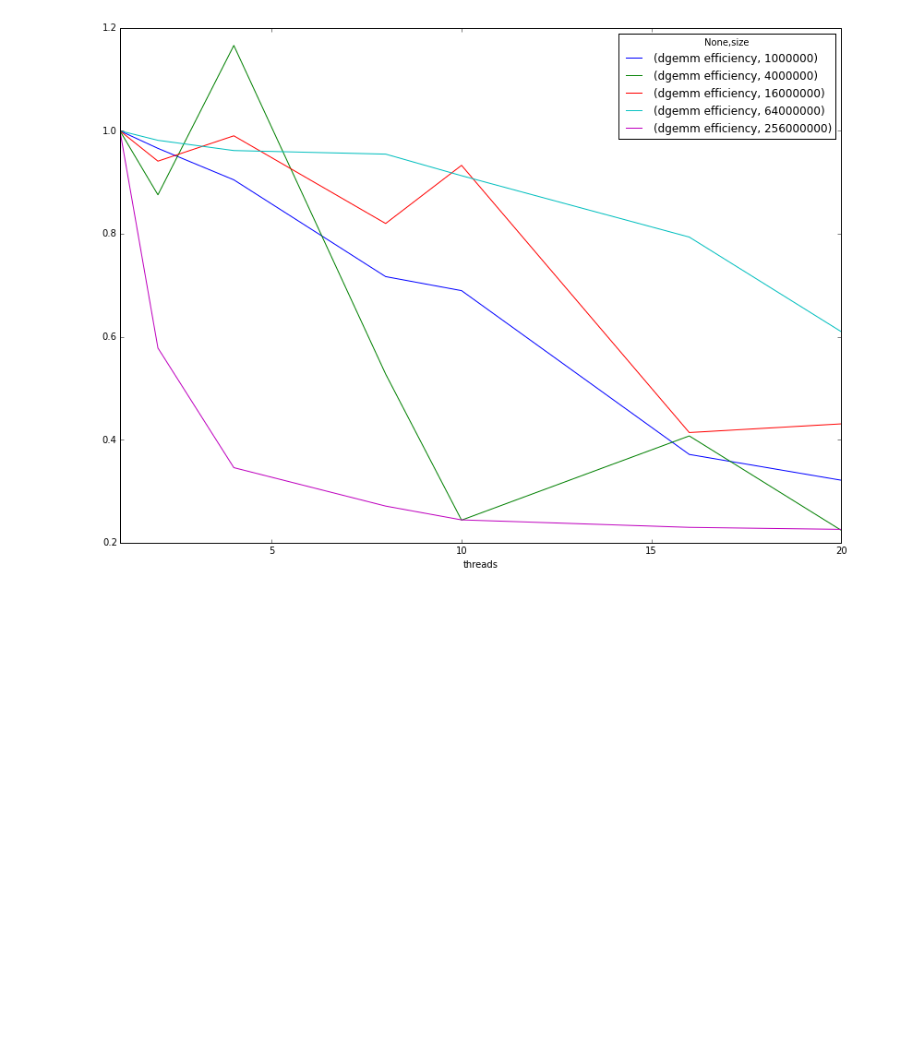
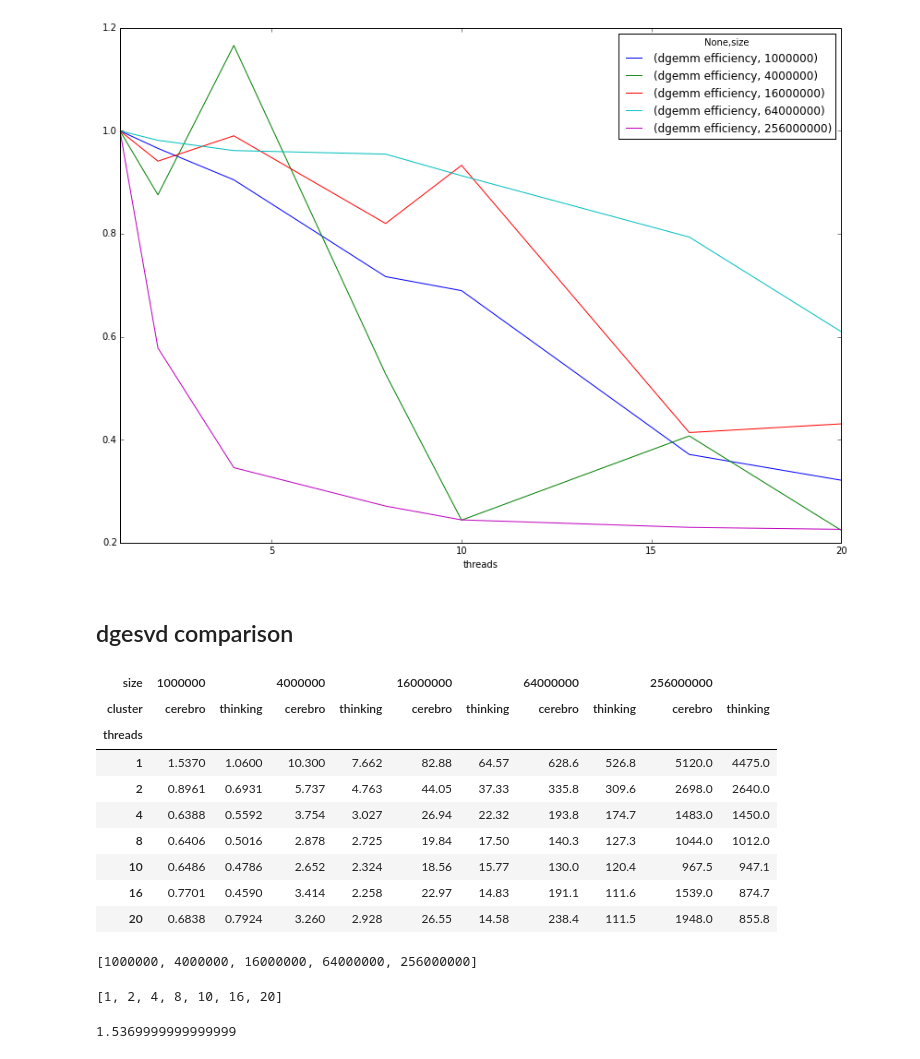
Before and after one commit to gjbex/training-material, a Jupyter notebook: Math/Lapack/SVD/performance_analysis.ipynb, the cells around one changed output. Drawn from its saved outputs; the diff is of its cells as text; code cells hidden in the pictures; blank space fills up the shorter version.

```diff
--- a/Math/Lapack/SVD/performance_analysis.ipynb
+++ b/Math/Lapack/SVD/performance_analysis.ipynb
@@ -152,3 +94,32 @@ cerebro_dgemm
 cerebro_dgemm.plot(figsize=(14,10));
 # %% [output]
 [figure]
+# %% [markdown]
+## dgesvd comparison
+# %%
+dgesvd_cmp = data[['threads', 'size', 'cluster', 'dgesvd (s)']].pivot_table(index='threads',
+                                                                            columns=['size', 'cluster'])['dgesvd (s)']
+dgesvd_cmp
+# %% [output]
+| size | 1000000 |  | 4000000 |  | 16000000 |  | 64000000 |  | 256000000 |  |
+| cluster | cerebro | thinking | cerebro | thinking | cerebro | thinking | cerebro | thinking | cerebro | thinking |
+| threads |  |  |  |  |  |  |  |  |  |  |
+| 1 | 1.5370 | 1.0600 | 10.300 | 7.662 | 82.88 | 64.57 | 628.6 | 526.8 | 5120.0 | 4475.0 |
+| 2 | 0.8961 | 0.6931 | 5.737 | 4.763 | 44.05 | 37.33 | 335.8 | 309.6 | 2698.0 | 2640.0 |
+| 4 | 0.6388 | 0.5592 | 3.754 | 3.027 | 26.94 | 22.32 | 193.8 | 174.7 | 1483.0 | 1450.0 |
+| 8 | 0.6406 | 0.5016 | 2.878 | 2.725 | 19.84 | 17.50 | 140.3 | 127.3 | 1044.0 | 1012.0 |
+| 10 | 0.6486 | 0.4786 | 2.652 | 2.324 | 18.56 | 15.77 | 130.0 | 120.4 | 967.5 | 947.1 |
+| 16 | 0.7701 | 0.4590 | 3.414 | 2.258 | 22.97 | 14.83 | 191.1 | 111.6 | 1539.0 | 874.7 |
+| 20 | 0.6838 | 0.7924 | 3.260 | 2.928 | 26.55 | 14.58 | 238.4 | 111.5 | 1948.0 | 855.8 |
+# %%
+list(dgesvd_cmp.columns.levels[0])
+# %% [output]
+[1000000, 4000000, 16000000, 64000000, 256000000]
+# %%
+list(dgesvd_cmp.index)
+# %% [output]
+[1, 2, 4, 8, 10, 16, 20]
+# %%
+dgesvd_cmp.loc[1, 1000000].loc['cerebro']
+# %% [output]
+1.5369999999999999
```
Also changed, not shown: parts of 13 cells of this notebook.
